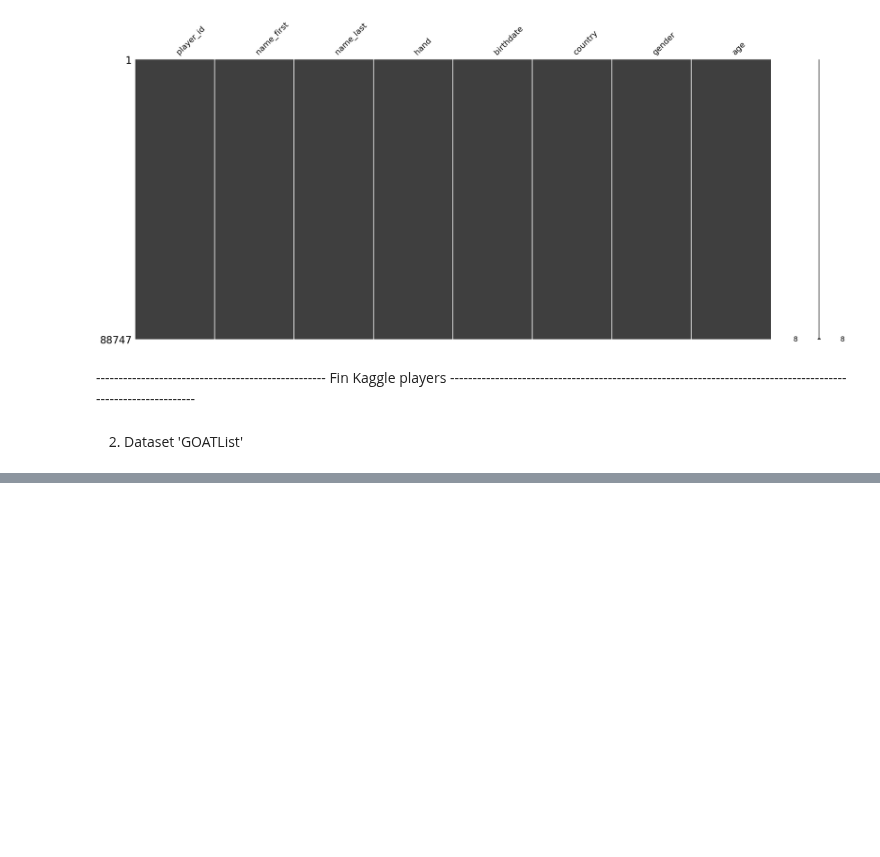
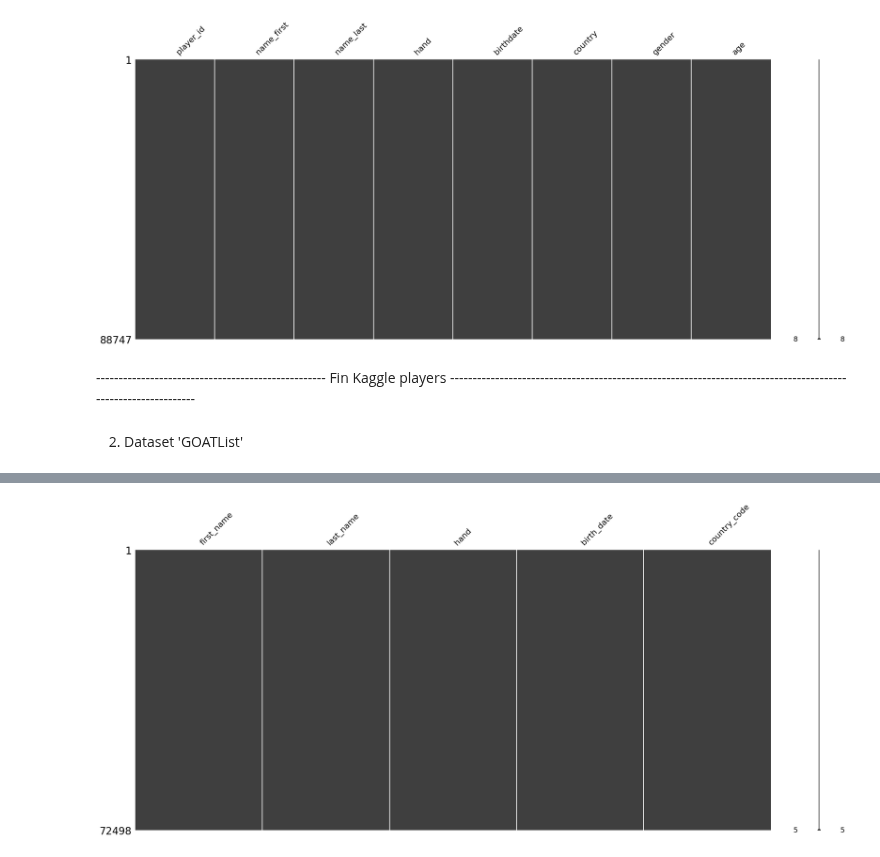
Before and after one commit to S0nia11/Projet_Sp-, a Jupyter notebook: Nettoyage data/Datasets/Joueurs/Nettoyage_data_joueurs.ipynb, the cells around one changed output, grey strips where cells are left out. Cells and saved outputs as stored; diff of their text form; code cells hidden in the pictures; blank space fills up the shorter version.

```diff
--- a/Nettoyage data/Datasets/Joueurs/Nettoyage_data_joueurs.ipynb
+++ b/Nettoyage data/Datasets/Joueurs/Nettoyage_data_joueurs.ipynb
@@ -64,0 +71,3 @@ df_gt
+# %%
+df = pd.read_csv('playernames.csv')
+df
@@ -64,0 +88,6 @@ df_gt
+# %%
+df.fillna(0, inplace=True)
+msno.matrix(df)
+plt.show()
+# %% [output]
+[figure, added]
```
Also changed, not shown: parts of 11 cells of this notebook, 4 other files.
